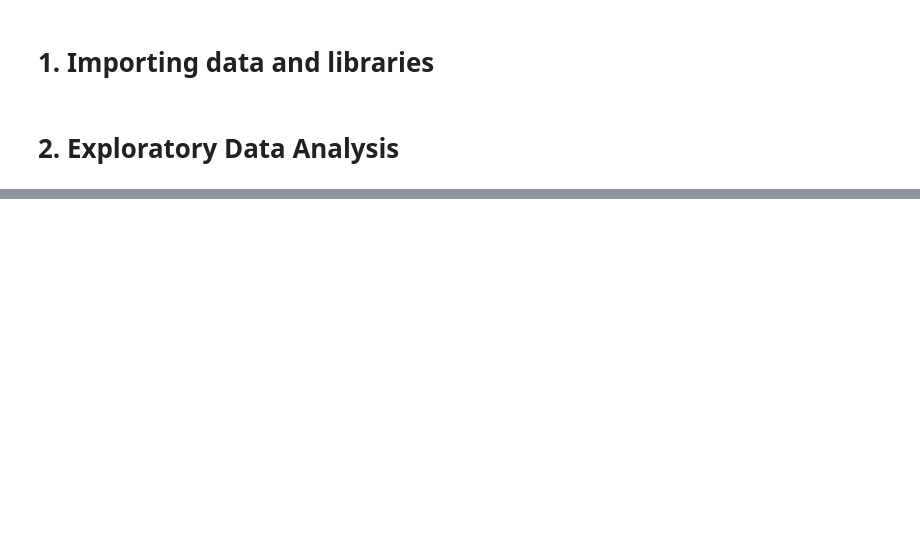
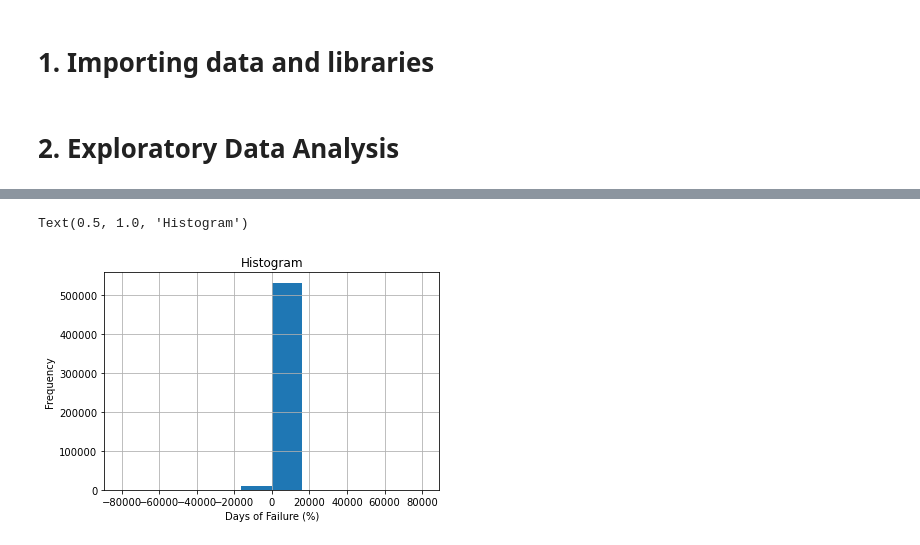
Before and after one commit to LorenzoPigozzi/Business_Cases, a Jupyter notebook: Case 4/BC4_Lorenzo.ipynb, the cells around one changed output, grey strips where cells are left out. Cells and saved outputs as stored; diff of their text form; code cells hidden in the pictures; blank space fills up the shorter version.

```diff
--- a/Case 4/BC4_Lorenzo.ipynb
+++ b/Case 4/BC4_Lorenzo.ipynb
@@ -90,0 +189,9 @@ Name: event, dtype: int64
+# %%
+# distribution of the quantity
+df['Quantity'].hist()
+plt.ylabel('Frequency')
+plt.xlabel('Days of Failure (%)')
+plt.title('Histogram')
+# %% [output]
+Text(0.5, 1.0, 'Histogram')
+[figure, added]
```
Also changed, not shown: parts of 48 cells of this notebook, 1 other file.
